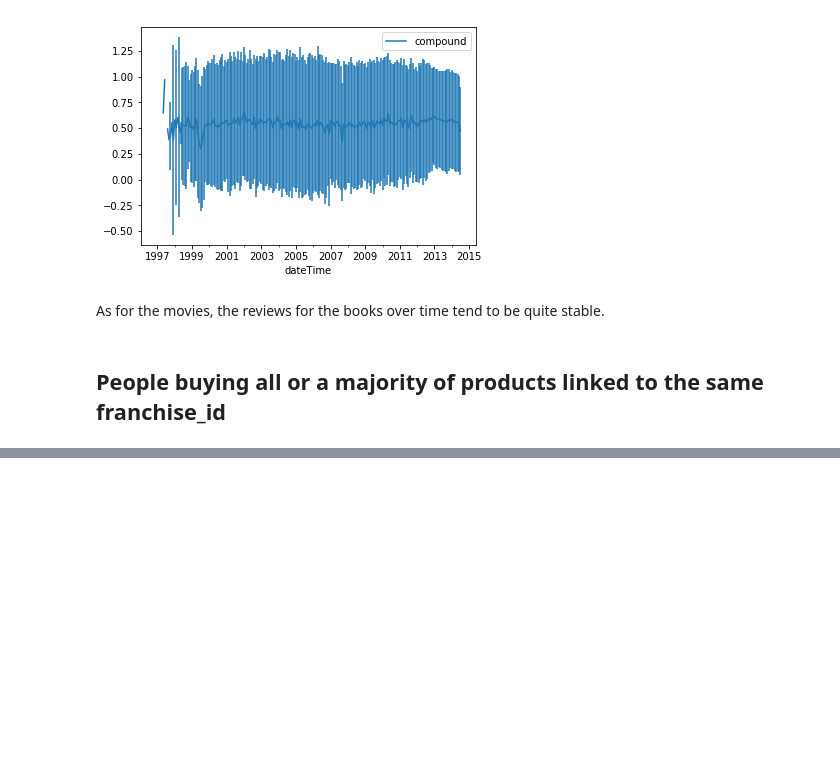
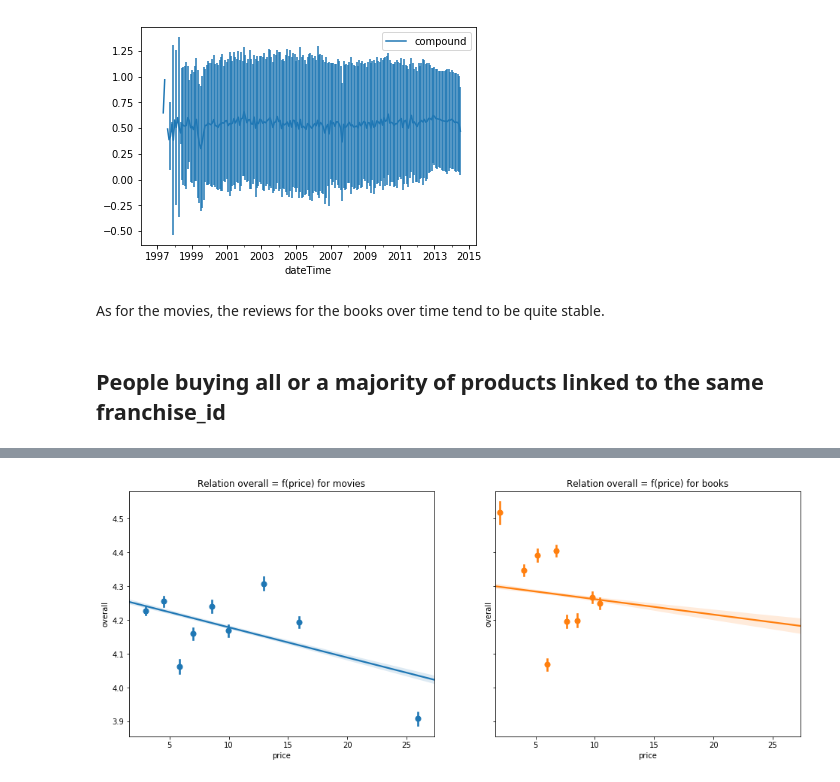
Before and after one commit to ImLemni/ada-epfl, a Jupyter notebook: project/Milestone2.ipynb, the cells around one changed output, grey strips where cells are left out. Saved outputs shown, nothing was run; the diff lists cells and outputs as text; code cells hidden in the pictures; blank space fills up the shorter version.

```diff
--- a/project/Milestone2.ipynb
+++ b/project/Milestone2.ipynb
@@ -1583,0 +1576,4 @@ same_plot_bar([book_m.groupby(pd.cut(book_m["price"], np.linspace(0, 40, 11)))["
+# %%
+plot_cor(movies_df, books_df, "overall", "price", "Relation overall = f(price)")  # already done in milestone2
+# %% [output]
+[figure, added]
```
Also changed, not shown: parts of 46 cells of this notebook.
